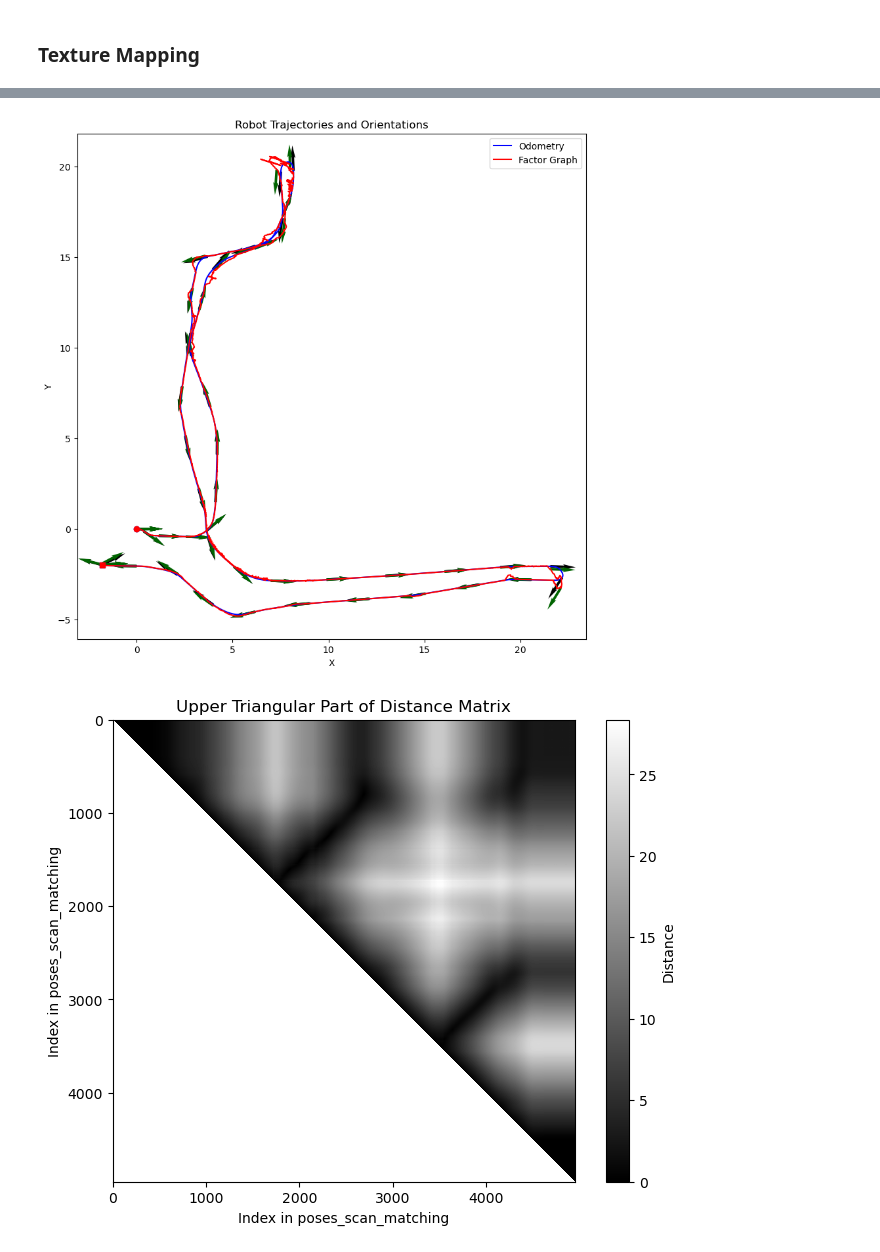
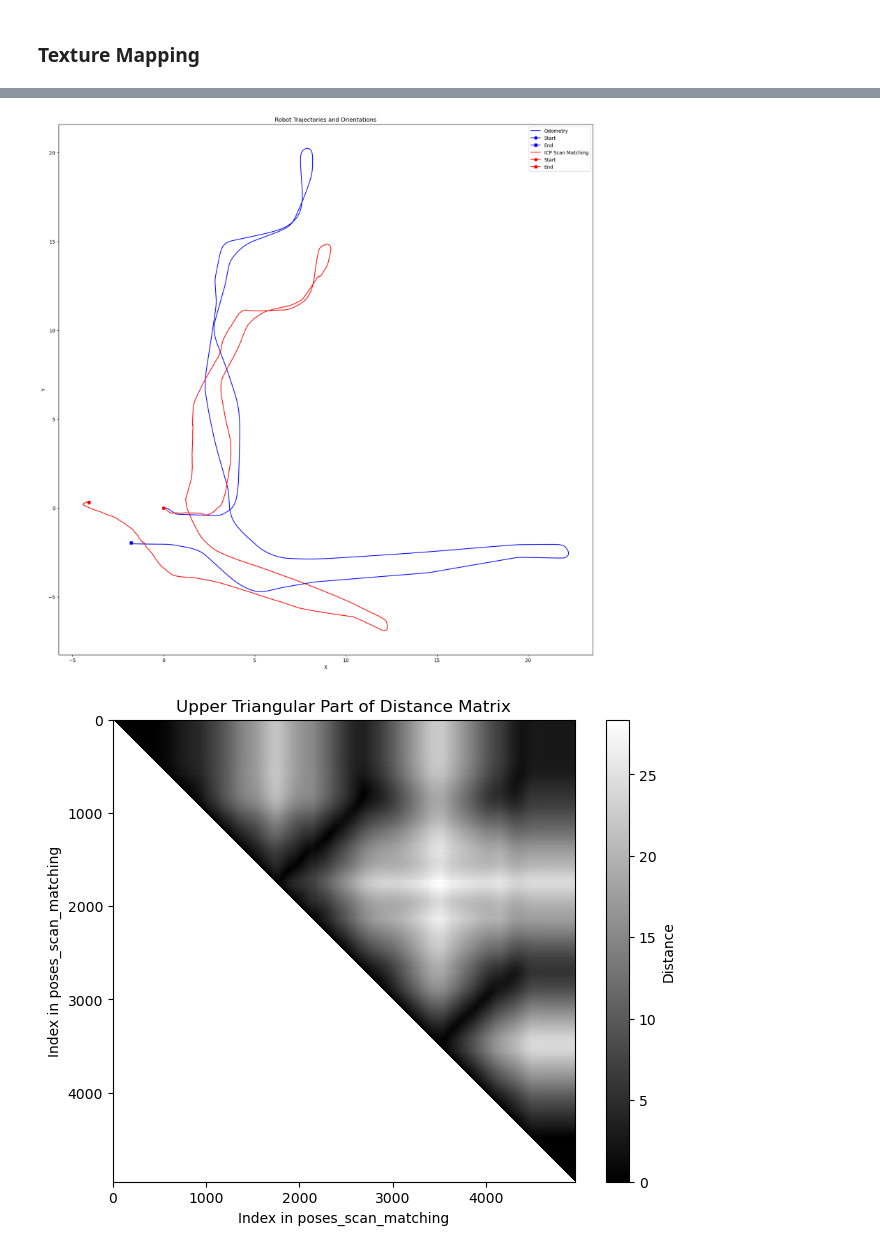
Before and after one commit to fadli0029/LiDAR-SLAM, a Jupyter notebook: v8.ipynb, the cells around one changed output, grey strips where cells are left out. Drawn from its saved outputs; the diff is of its cells as text; code cells hidden in the pictures.

```diff
--- a/v8.ipynb
+++ b/v8.ipynb
@@ -64,12 +61,11 @@ TypeError: pose_graph_optimization_old() missing 1 required positional argument:
-# %%
-labels = [
-    "Odometry",
-    "Factor Graph",
-    "ICP Scan Matching",
-]
-plot_N_trajectories([poses_odom, poses_scan_matching], labels=labels)
-# %% [output]
-[figure, removed]
+# %%
+labels = [
+    "Odometry",
+    "ICP Scan Matching",
+]
+plot_N_trajectories([poses_odom, poses_scan_matching], labels=labels, figsize=(20, 20))
+# %% [output]
+[figure, added]
 # %%
 import numpy as np
 from scipy.spatial.distance import pdist, squareform
```
Also changed, not shown: parts of 17 cells of this notebook, 25 other files.
